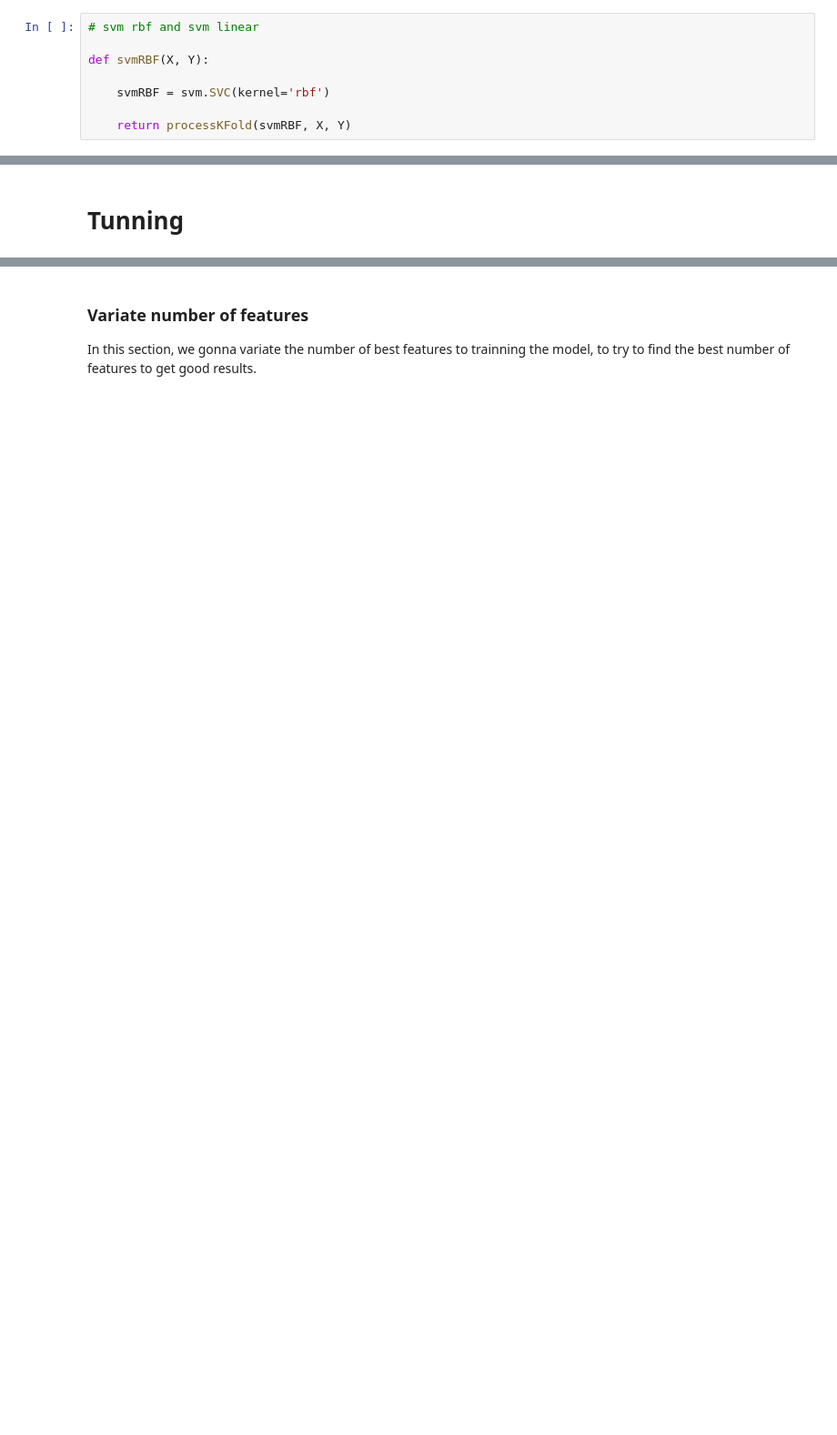
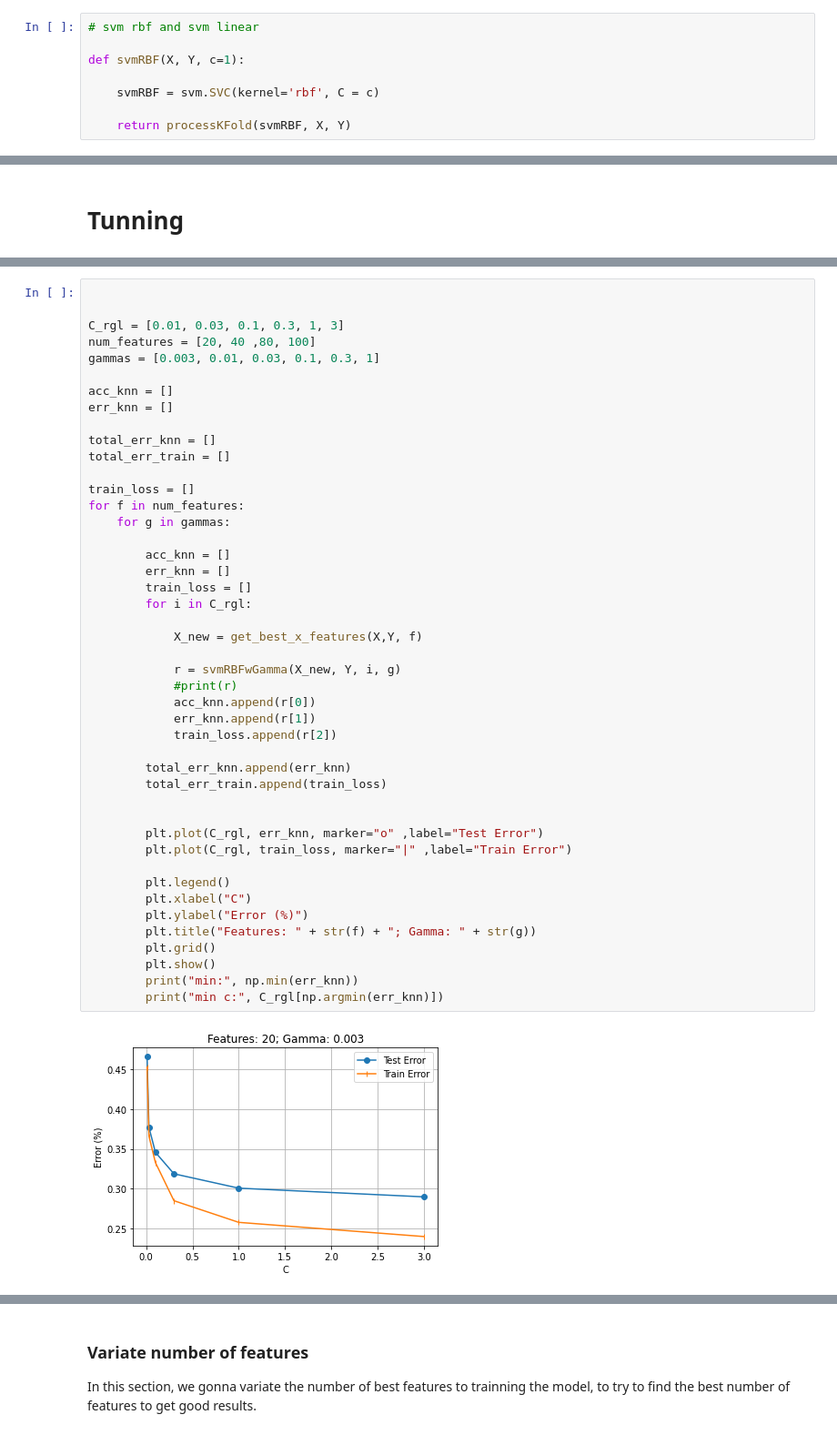
Before and after one commit to luis99fonseca/ED, a Jupyter notebook: ProjectFinal/code.ipynb, the cells around one changed output, grey strips where cells are left out. Shown at 91% size. Drawn from its saved outputs; the diff is of its cells as text; blank space fills up the shorter version.

```diff
--- a/ProjectFinal/code.ipynb
+++ b/ProjectFinal/code.ipynb
@@ -180,8 +218,8 @@ def mlp8(X, Y):
 # %%
 # svm rbf and svm linear
 
-def svmRBF(X, Y):
+def svmRBF(X, Y, c=1):
 
-    svmRBF = svm.SVC(kernel='rbf')
+    svmRBF = svm.SVC(kernel='rbf', C = c)
 
     return processKFold(svmRBF, X, Y)
@@ -255,0 +379,47 @@ min2: 130
+# %%
+
+
+C_rgl = [0.01, 0.03, 0.1, 0.3, 1, 3]
+num_features = [20, 40 ,80, 100]
+gammas = [0.003, 0.01, 0.03, 0.1, 0.3, 1]
+
+acc_knn = []
+err_knn = []
+
+total_err_knn = []
+total_err_train = []
+
+train_loss = []
+for f in num_features:
+    for g in gammas:
+
+        acc_knn = []
+        err_knn = []
+        train_loss = []
+        for i in C_rgl:
+
+            X_new = get_best_x_features(X,Y, f)
+
+            r = svmRBFwGamma(X_new, Y, i, g)
+            #print(r)
+            acc_knn.append(r[0])
+            err_knn.append(r[1])
+            train_loss.append(r[2])
+
+        total_err_knn.append(err_knn)
+        total_err_train.append(train_loss)
+
+
+        plt.plot(C_rgl, err_knn, marker="o" ,label="Test Error")
+        plt.plot(C_rgl, train_loss, marker="|" ,label="Train Error")
+
+        plt.legend()
+        plt.xlabel("C")
+        plt.ylabel("Error (%)")
+        plt.title("Features: " + str(f) + "; Gamma: " + str(g))
+        plt.grid()
+        plt.show()
+        print("min:", np.min(err_knn))
+        print("min c:", C_rgl[np.argmin(err_knn)])
+# %% [output]
+[figure, added]
```
Also changed, not shown: parts of 29 cells of this notebook.
